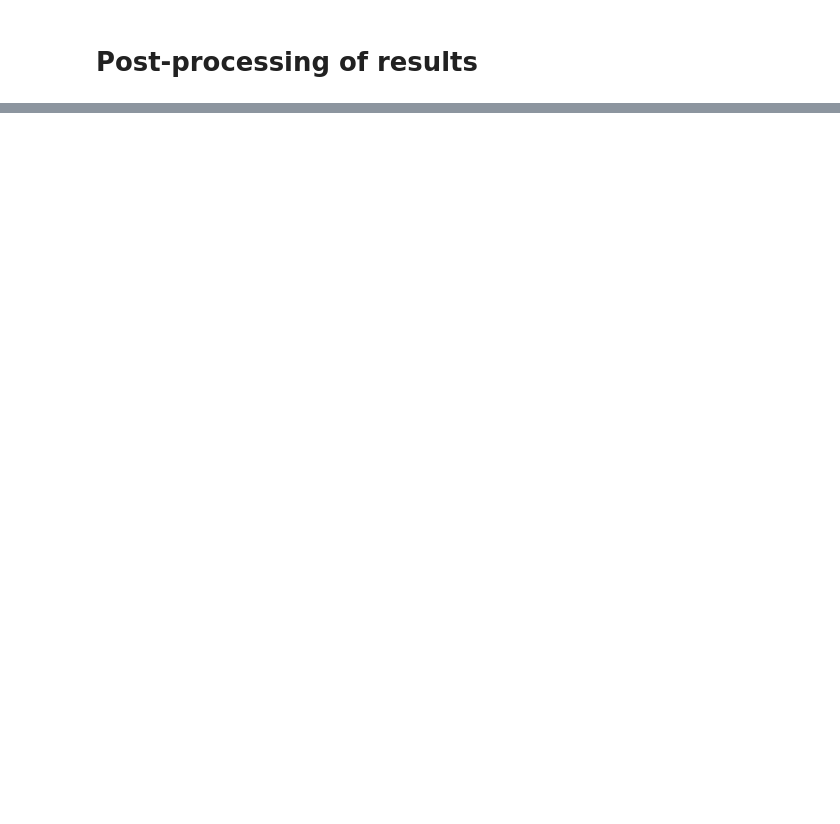
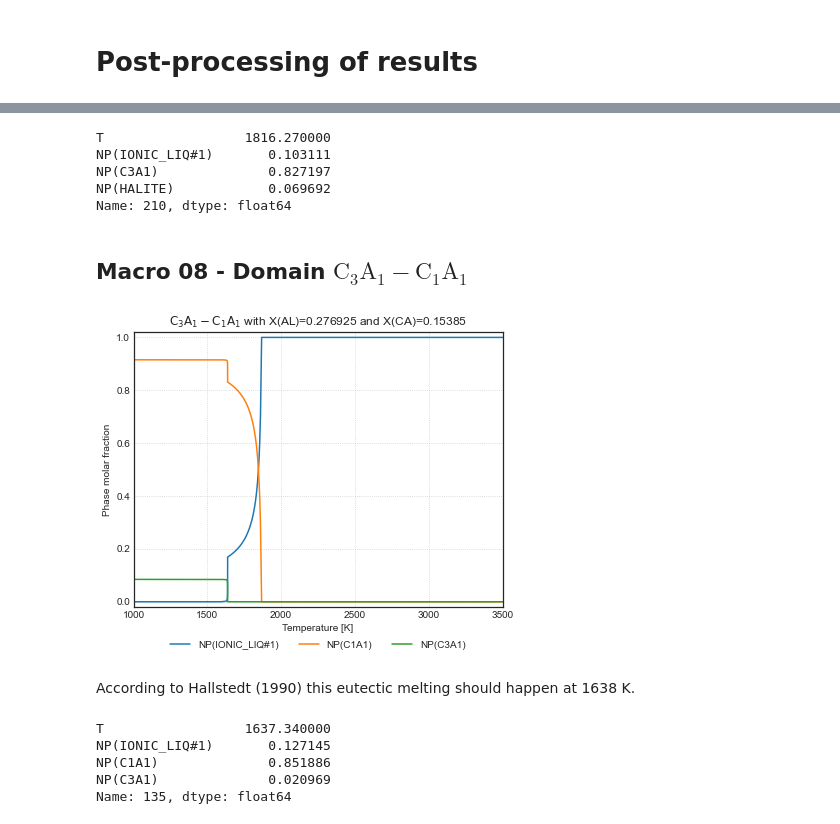
Before and after one commit to ILovewindows-oss/learning-scientific-computing, a Jupyter notebook: thermochemistry/opencalphad/binary-al2o3-cao/post/postprocess.ipynb, the cells around one changed output, grey strips where cells are left out. Drawn from its saved outputs; the diff is of its cells as text; code cells hidden in the pictures; blank space fills up the shorter version.

```diff
--- a/thermochemistry/opencalphad/binary-al2o3-cao/post/postprocess.ipynb
+++ b/thermochemistry/opencalphad/binary-al2o3-cao/post/postprocess.ipynb
@@ -270,0 +196,29 @@ fig.savefig("results-macro-10.png", dpi=300,
+# %%
+df.loc[df["NP(IONIC_LIQ#1)"] > 0.1].iloc[0]
+# %% [output]
+T                  1816.270000
+NP(IONIC_LIQ#1)       0.103111
+NP(C3A1)              0.827197
+NP(HALITE)            0.069692
+Name: 210, dtype: float64
+# %% [markdown]
+## Macro 08 - Domain $\mathrm{C_3A_1 - C_1A_1}$
+# %%
+df = load_data("results-macro-08.csv")
+title = "$\\mathrm{C_3A_1 - C_1A_1}$ with X(AL)=0.276925 and X(CA)=0.15385"
+fig, artists = plot_data(df, title)
+fig.savefig("results-macro-08.png", dpi=300,
+            bbox_extra_artists=artists,
+            bbox_inches='tight')
+# %% [output]
+[figure, added]
+# %% [markdown]
+According to Hallstedt (1990) this eutectic melting should happen at 1638 K.
+# %%
+df.loc[df["NP(IONIC_LIQ#1)"] > 0.1].iloc[0]
+# %% [output]
+T                  1637.340000
+NP(IONIC_LIQ#1)       0.127145
+NP(C1A1)              0.851886
+NP(C3A1)              0.020969
+Name: 135, dtype: float64
```
Also changed, not shown: parts of 73 cells of this notebook.
